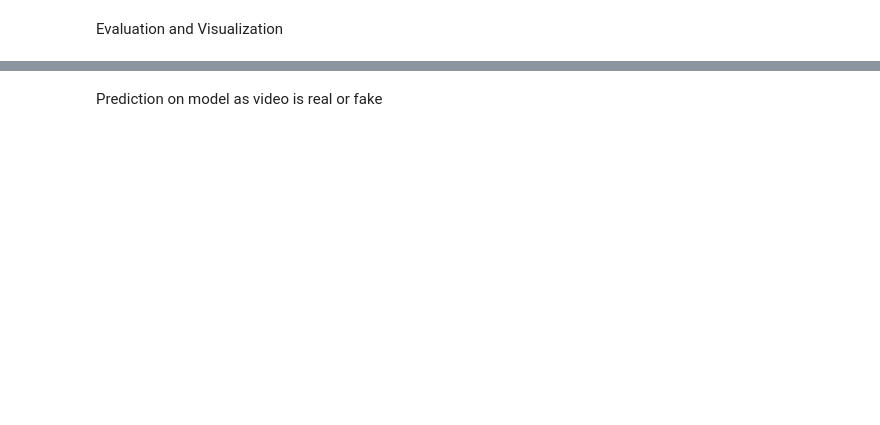
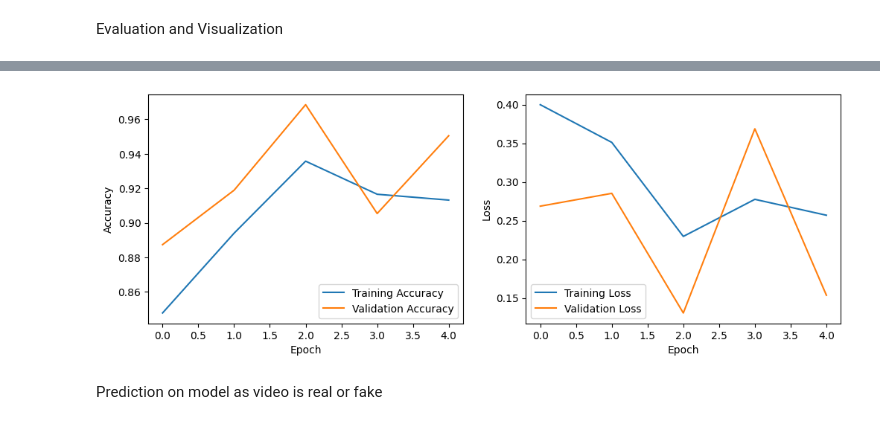
Before and after one commit to pramanik25/Deepfake-video-model, a Jupyter notebook: model/model.ipynb, the cells around one changed output, grey strips where cells are left out. Cells and saved outputs as stored; diff of their text form; code cells hidden in the pictures; blank space fills up the shorter version.

```diff
--- a/model/model.ipynb
+++ b/model/model.ipynb
@@ -12,7 +12,7 @@ import cv2
 import tensorflow as tf
 # %%
 real_videos_path = r"C:\Users\ASUS\OneDrive\Attachments\All Datasets\Deepfake datset\Deepfake Celeb DF real"
-fake_videos_path = r"C:\Users\ASUS\OneDrive\Attachments\All Datasets\Deepfake datset\Deepfake fake data"
+fake_videos_path = r"C:\Users\ASUS\OneDrive\Attachments\All Datasets\Deepfake datset\fake video copied"
 # %%
 IMG_SIZE = 128
 FRAMES_PER_VIDEO = 10
@@ -99,7 +99,7 @@ model.compile(optimizer='adam', loss='binary_crossentropy', metrics=['accuracy']
 
 history = model.fit(
     X_train, Y_train,
-    epochs=2, batch_size=8,  # Adjust based on your resources
+    epochs=5, batch_size=10,  # Adjust based on your resources
     validation_data=(X_test, Y_test)
 )
 # %% [output]
@@ -139,3 +125,29 @@ plot_history(history)
+# %%
+
+
+#ploting the history as loss and accuracy data
+
+def plot_history(history):
+    plt.figure(figsize=(12, 4))
+    plt.subplot(1, 2, 1)
+    plt.plot(history.history['accuracy'], label='Training Accuracy')
+    plt.plot(history.history['val_accuracy'], label='Validation Accuracy')
+    plt.xlabel('Epoch')
+    plt.ylabel('Accuracy')
+    plt.legend()
+
+    plt.subplot(1, 2, 2)
+    plt.plot(history.history['loss'], label='Training Loss')
+    plt.plot(history.history['val_loss'], label='Validation Loss')
+    plt.xlabel('Epoch')
+    plt.ylabel('Loss')
+    plt.legend()
+    plt.show()
+
+
+plot_history(history)
+# %% [output]
+[figure, added]
 # %% [markdown]
 Prediction on model as video is real or fake
 # %%
```
Also changed, not shown: parts of 4 cells of this notebook, 1 other file.
